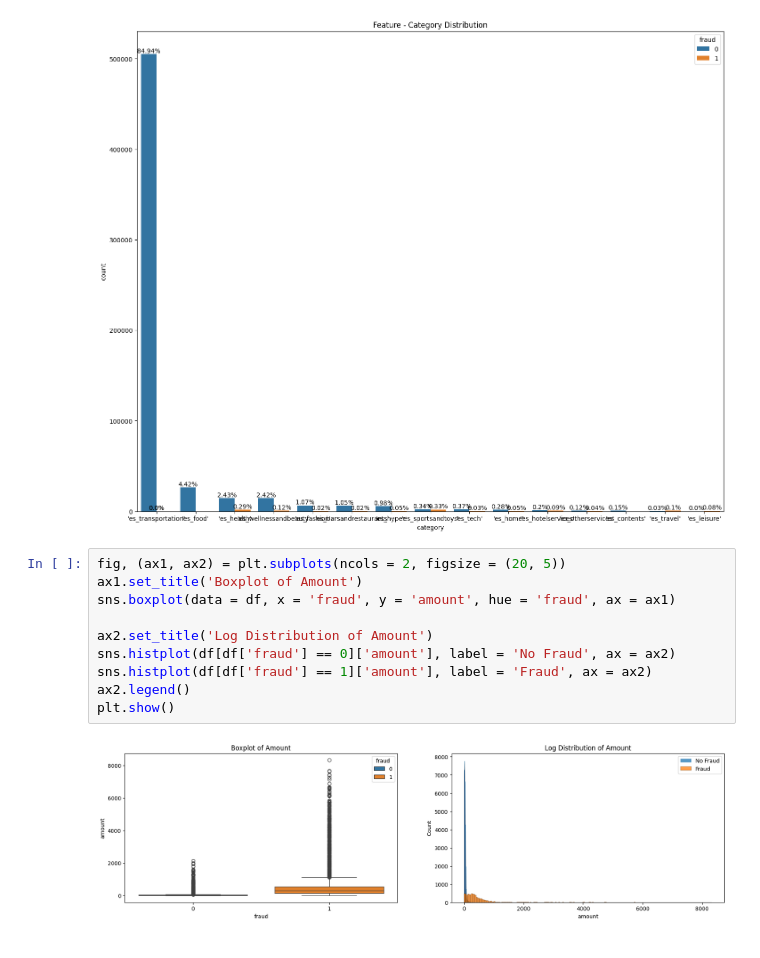
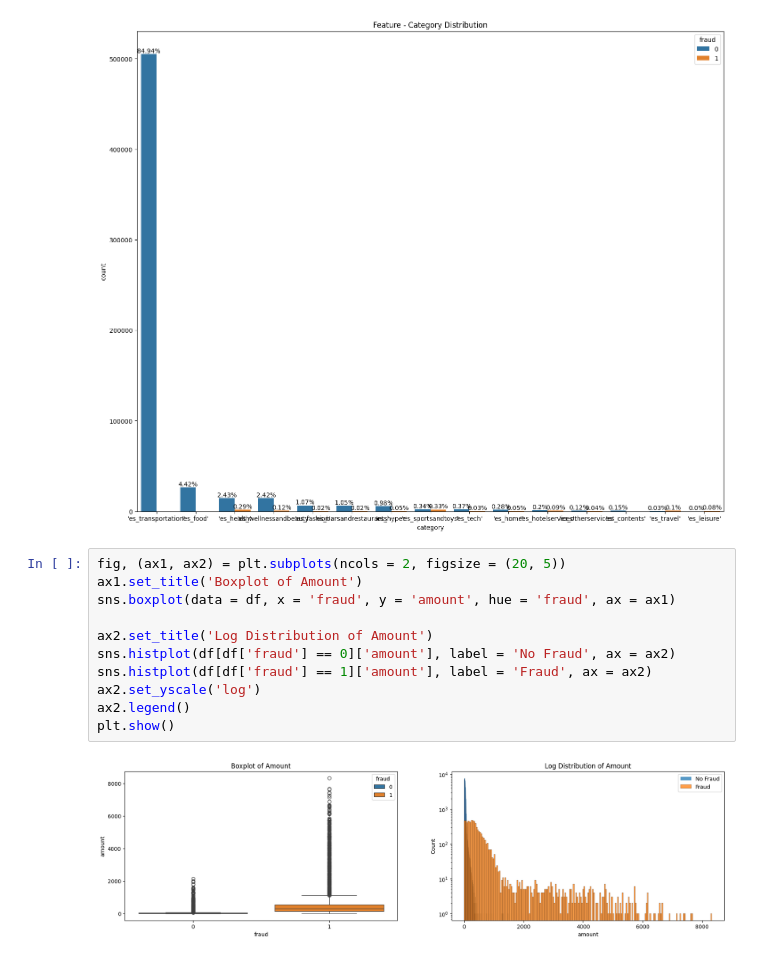
Before and after one commit to Thanh-dev-192006/Credit_Card_-Fraud_-Detection, a Jupyter notebook: notebooks/exploration/EDA.ipynb, the cells around one changed output. Cells and saved outputs as stored; diff of their text form.

```diff
--- a/notebooks/exploration/EDA.ipynb
+++ b/notebooks/exploration/EDA.ipynb
@@ -122,15 +123,16 @@ edaplot(df, 'category', title = 'Feature - Category Distribution', hue = 'fraud'
 # %%
 fig, (ax1, ax2) = plt.subplots(ncols = 2, figsize = (20, 5))
 ax1.set_title('Boxplot of Amount')
 sns.boxplot(data = df, x = 'fraud', y = 'amount', hue = 'fraud', ax = ax1)
 
 ax2.set_title('Log Distribution of Amount')
 sns.histplot(df[df['fraud'] == 0]['amount'], label = 'No Fraud', ax = ax2)
 sns.histplot(df[df['fraud'] == 1]['amount'], label = 'Fraud', ax = ax2)
+ax2.set_yscale('log')
 ax2.legend()
 plt.show()
 # %% [output]
-[figure, old version]
+[figure, new version]
 # %%
 print('     Fraudulent Transaction:')
 print(f"Maximun amount of transaction: {df[df['fraud'] == 1]['amount'].max()}")
```
Also changed, not shown: parts of 2 cells of this notebook.
